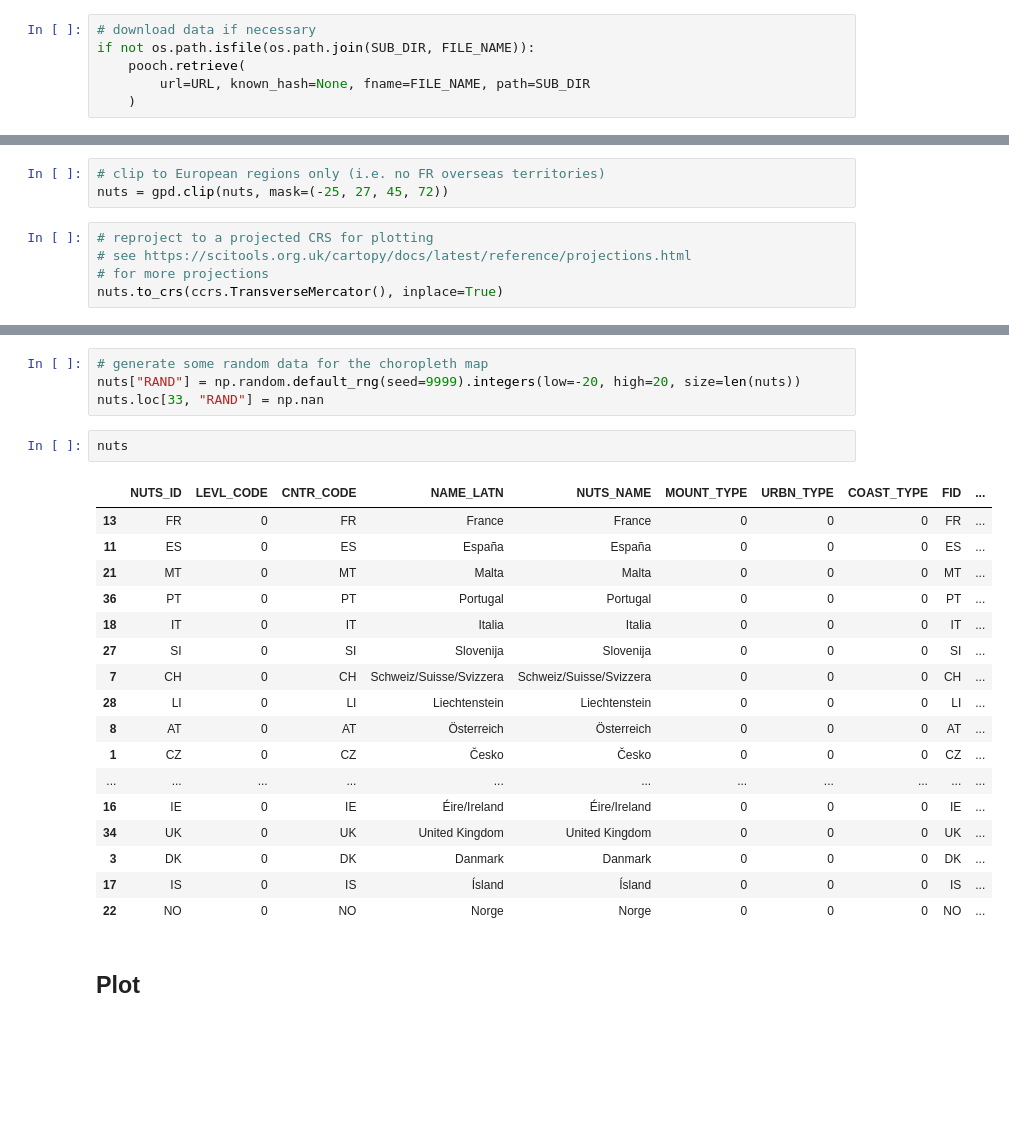
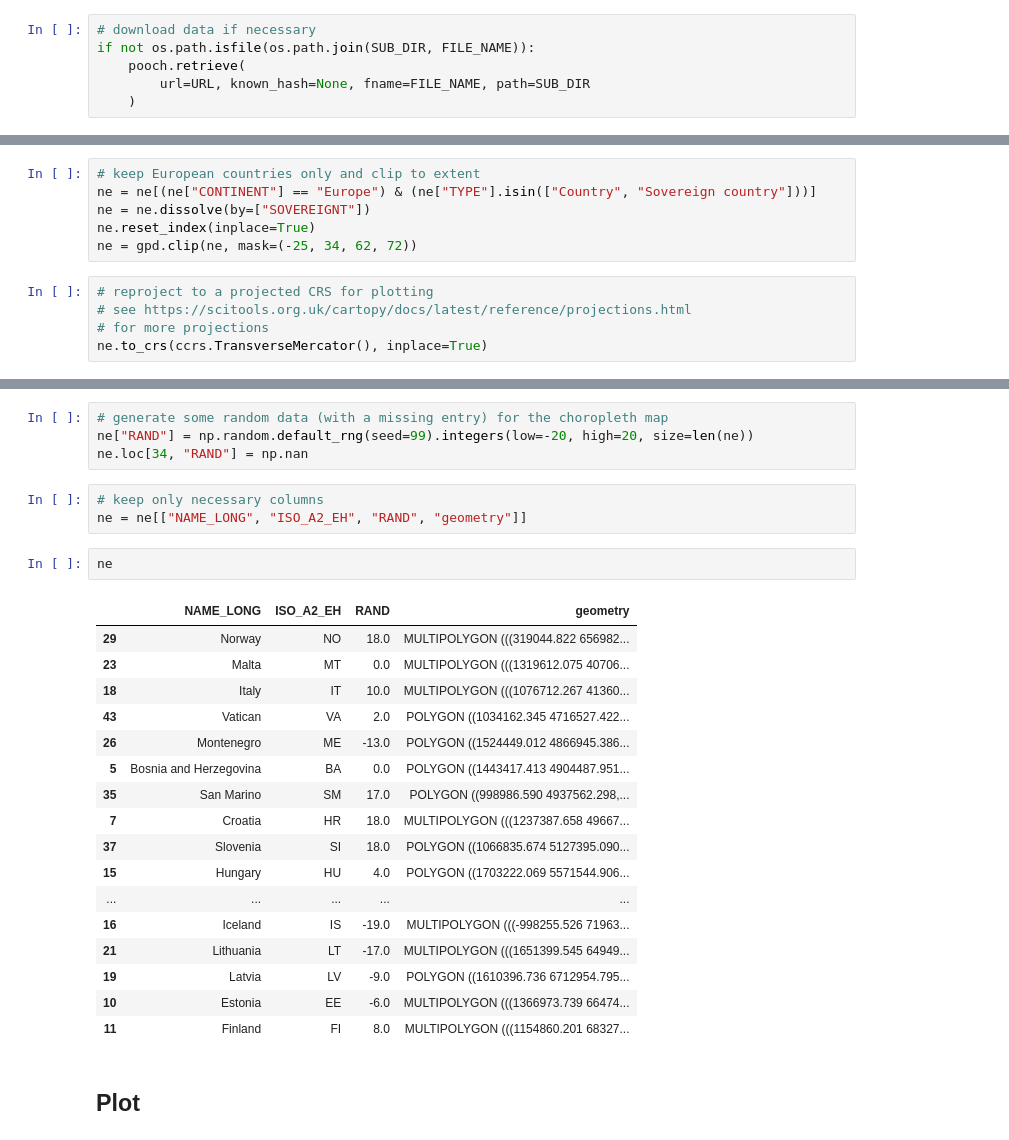
Before and after one commit to nmstreethran/charts, a Jupyter notebook: docs/python/geopandas_polygon.ipynb, the cells around one changed output, grey strips where cells are left out. Saved outputs shown, nothing was run; the diff lists cells and outputs as text; blank space fills up the shorter version.

Commit message:
update polygon map

```diff
--- a/docs/python/geopandas_polygon.ipynb
+++ b/docs/python/geopandas_polygon.ipynb
@@ -71,11 +59,14 @@ Datum: World Geodetic System 1984 ensemble
 - Ellipsoid: WGS 84
 - Prime Meridian: Greenwich
 # %%
-# clip to European regions only (i.e. no FR overseas territories)
-nuts = gpd.clip(nuts, mask=(-25, 27, 45, 72))
+# keep European countries only and clip to extent
+ne = ne[(ne["CONTINENT"] == "Europe") & (ne["TYPE"].isin(["Country", "Sovereign country"]))]
+ne = ne.dissolve(by=["SOVEREIGNT"])
+ne.reset_index(inplace=True)
+ne = gpd.clip(ne, mask=(-25, 34, 62, 72))
 # %%
 # reproject to a projected CRS for plotting
 # see https://scitools.org.uk/cartopy/docs/latest/reference/projections.html
 # for more projections
-nuts.to_crs(ccrs.TransverseMercator(), inplace=True)
+ne.to_crs(ccrs.TransverseMercator(), inplace=True)
 # %%
@@ -95,29 +86,32 @@ Datum: Unknown based on WGS 84 ellipsoid
 - Ellipsoid: WGS 84
 - Prime Meridian: Greenwich
 # %%
-# generate some random data for the choropleth map
-nuts["RAND"] = np.random.default_rng(seed=9999).integers(low=-20, high=20, size=len(nuts))
-nuts.loc[33, "RAND"] = np.nan
+# generate some random data (with a missing entry) for the choropleth map
+ne["RAND"] = np.random.default_rng(seed=99).integers(low=-20, high=20, size=len(ne))
+ne.loc[34, "RAND"] = np.nan
+# %%
+# keep only necessary columns
+ne = ne[["NAME_LONG", "ISO_A2_EH", "RAND", "geometry"]]
 # %%
-nuts
+ne
 # %% [output]
-|  | NUTS_ID | LEVL_CODE | CNTR_CODE | NAME_LATN | NUTS_NAME | MOUNT_TYPE | URBN_TYPE | COAST_TYPE | FID | ... |
-| 13 | FR | 0 | FR | France | France | 0 | 0 | 0 | FR | ... |
-| 11 | ES | 0 | ES | España | España | 0 | 0 | 0 | ES | ... |
-| 21 | MT | 0 | MT | Malta | Malta | 0 | 0 | 0 | MT | ... |
-| 36 | PT | 0 | PT | Portugal | Portugal | 0 | 0 | 0 | PT | ... |
-| 18 | IT | 0 | IT | Italia | Italia | 0 | 0 | 0 | IT | ... |
-| 27 | SI | 0 | SI | Slovenija | Slovenija | 0 | 0 | 0 | SI | ... |
-| 7 | CH | 0 | CH | Schweiz/Suisse/Svizzera | Schweiz/Suisse/Svizzera | 0 | 0 | 0 | CH | ... |
-| 28 | LI | 0 | LI | Liechtenstein | Liechtenstein | 0 | 0 | 0 | LI | ... |
-| 8 | AT | 0 | AT | Österreich | Österreich | 0 | 0 | 0 | AT | ... |
-| 1 | CZ | 0 | CZ | Česko | Česko | 0 | 0 | 0 | CZ | ... |
-| ... | ... | ... | ... | ... | ... | ... | ... | ... | ... | ... |
-| 16 | IE | 0 | IE | Éire/Ireland | Éire/Ireland | 0 | 0 | 0 | IE | ... |
-| 34 | UK | 0 | UK | United Kingdom | United Kingdom | 0 | 0 | 0 | UK | ... |
-| 3 | DK | 0 | DK | Danmark | Danmark | 0 | 0 | 0 | DK | ... |
-| 17 | IS | 0 | IS | Ísland | Ísland | 0 | 0 | 0 | IS | ... |
-| 22 | NO | 0 | NO | Norge | Norge | 0 | 0 | 0 | NO | ... |
+|  | NAME_LONG | ISO_A2_EH | RAND | geometry |
+| 29 | Norway | NO | 18.0 | MULTIPOLYGON (((319044.822 656982... |
+| 23 | Malta | MT | 0.0 | MULTIPOLYGON (((1319612.075 40706... |
+| 18 | Italy | IT | 10.0 | MULTIPOLYGON (((1076712.267 41360... |
+| 43 | Vatican | VA | 2.0 | POLYGON ((1034162.345 4716527.422... |
+| 26 | Montenegro | ME | -13.0 | POLYGON ((1524449.012 4866945.386... |
+| 5 | Bosnia and Herzegovina | BA | 0.0 | POLYGON ((1443417.413 4904487.951... |
+| 35 | San Marino | SM | 17.0 | POLYGON ((998986.590 4937562.298,... |
+| 7 | Croatia | HR | 18.0 | MULTIPOLYGON (((1237387.658 49667... |
+| 37 | Slovenia | SI | 18.0 | POLYGON ((1066835.674 5127395.090... |
+| 15 | Hungary | HU | 4.0 | POLYGON ((1703222.069 5571544.906... |
+| ... | ... | ... | ... | ... |
+| 16 | Iceland | IS | -19.0 | MULTIPOLYGON (((-998255.526 71963... |
+| 21 | Lithuania | LT | -17.0 | MULTIPOLYGON (((1651399.545 64949... |
+| 19 | Latvia | LV | -9.0 | POLYGON ((1610396.736 6712954.795... |
+| 10 | Estonia | EE | -6.0 | MULTIPOLYGON (((1366973.739 66474... |
+| 11 | Finland | FI | 8.0 | MULTIPOLYGON (((1154860.201 68327... |
 # %% [markdown]
 ## Plot
 # %% [markdown]
```
Also changed, not shown: parts of 15 cells of this notebook.
